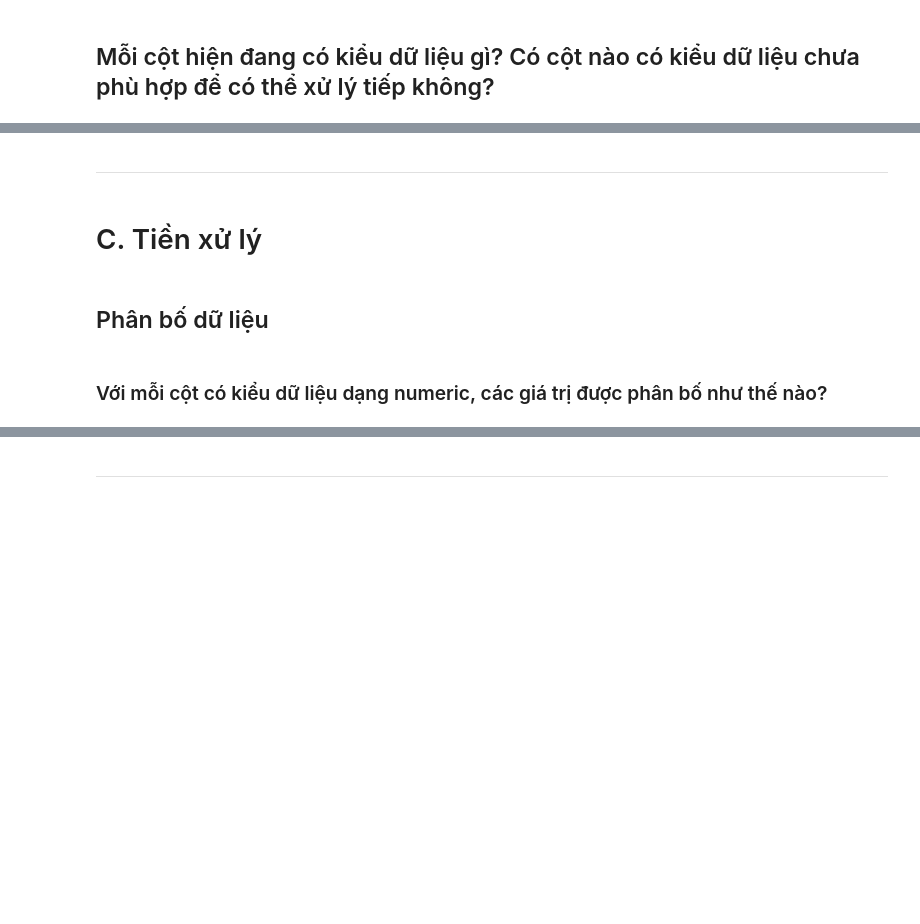
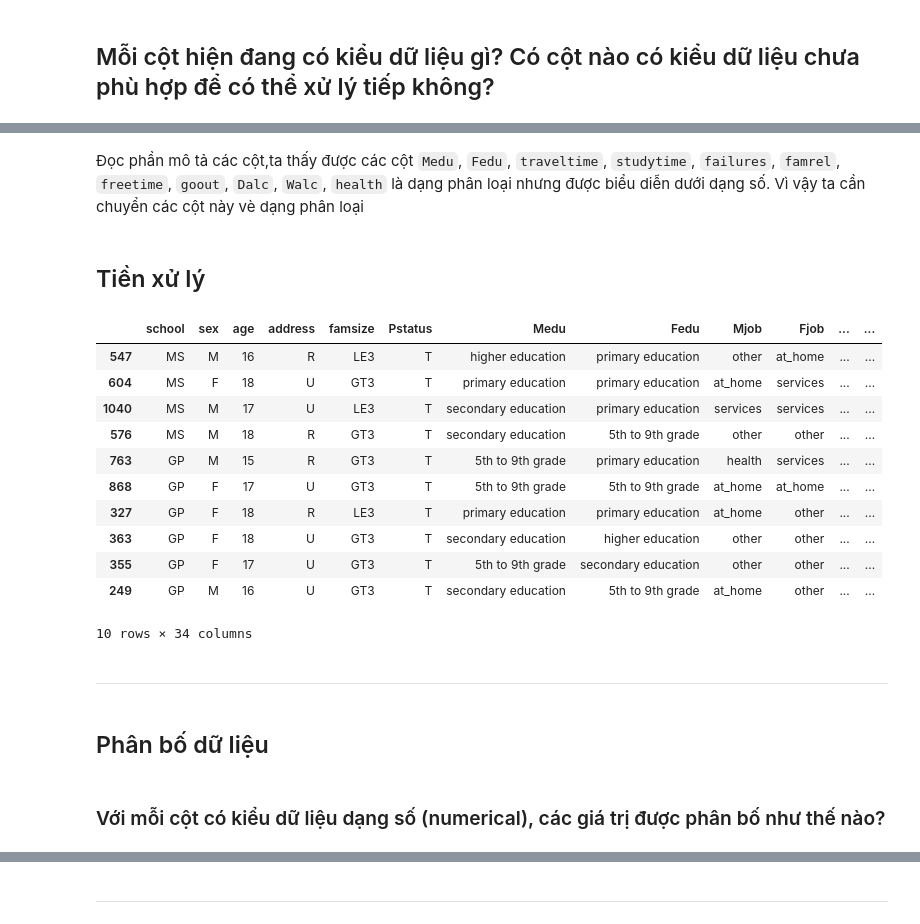
Before and after one commit to ngohuudang/P4DS_FinalProject, a Jupyter notebook: final.ipynb, the cells around one changed output, grey strips where cells are left out. Drawn from its saved outputs; the diff is of its cells as text; code cells hidden in the pictures; blank space fills up the shorter version.

```diff
--- a/final.ipynb
+++ b/final.ipynb
@@ -74,3 +38,6 @@ The data were obtained in a survey of students math and portuguese language cour
 # B. KHÁM PHÁ VÀ TIỀN XỬ LÝ DỮ LIỆU
 # %% [markdown]
 ## Đọc dữ liệu từ file .csv
+# %%
+student_por_df = pd.read_csv("./Data/student-por.csv", sep=',')
+student_mat_df = pd.read_csv("./Data/student-mat.csv", sep=',')
@@ -86,0 +135,12 @@ The data were obtained in a survey of students math and portuguese language cour
+# %%
+new_col = pd.DataFrame(
+    np.zeros(len(student_por_df)),
+    columns=["subject"])["subject"].replace(0,"P").to_frame()
+new_student_por_df = pd.concat([student_por_df, new_col], axis=1)
+new_col = pd.DataFrame(
+    np.zeros(len(student_mat_df)),
+    columns=["subject"])["subject"].replace(0,"M").to_frame()
+new_student_mat_df = pd.concat([student_mat_df, new_col], axis=1)
+student_df = pd.concat([new_student_por_df, new_student_mat_df],
+                       ignore_index=True,
+                       axis=0)
@@ -86,0 +167,4 @@ The data were obtained in a survey of students math and portuguese language cour
+# %% [markdown]
+Đọc phần mô tả các cột,ta thấy được các cột `Medu`, `Fedu`, `traveltime`, `studytime`, `failures`, `famrel`, `freetime`, `goout`, `Dalc`, `Walc`, `health` là dạng phân loại nhưng được biểu diễn dưới dạng số. Vì vậy ta cần chuyển các cột này vè dạng phân loại
+# %% [markdown]
+## Tiền xử lý
@@ -87,8 +222,21 @@ The data were obtained in a survey of students math and portuguese language cour
+# %%
+student_df.sample(10)
+# %% [output]
+|  | school | sex | age | address | famsize | Pstatus | Medu | Fedu | Mjob | Fjob | ... | ... |
+| 547 | MS | M | 16 | R | LE3 | T | higher education | primary education | other | at_home | ... | ... |
+| 604 | MS | F | 18 | U | GT3 | T | primary education | primary education | at_home | services | ... | ... |
+| 1040 | MS | M | 17 | U | LE3 | T | secondary education | primary education | services | services | ... | ... |
+| 576 | MS | M | 18 | R | GT3 | T | secondary education | 5th to 9th grade | other | other | ... | ... |
+| 763 | GP | M | 15 | R | GT3 | T | 5th to 9th grade | primary education | health | services | ... | ... |
+| 868 | GP | F | 17 | U | GT3 | T | 5th to 9th grade | 5th to 9th grade | at_home | at_home | ... | ... |
+| 327 | GP | F | 18 | R | LE3 | T | primary education | primary education | at_home | other | ... | ... |
+| 363 | GP | F | 18 | U | GT3 | T | secondary education | higher education | other | other | ... | ... |
+| 355 | GP | F | 17 | U | GT3 | T | 5th to 9th grade | secondary education | other | other | ... | ... |
+| 249 | GP | M | 16 | U | GT3 | T | secondary education | 5th to 9th grade | at_home | other | ... | ... |
+10 rows × 34 columns
 # %% [markdown]
 ---
-# %% [markdown]
-# C. Tiền xử lý
 # %% [markdown]
 ## Phân bố dữ liệu
 # %% [markdown]
-### Với mỗi cột có kiểu dữ liệu dạng numeric, các giá trị được phân bố như thế nào?
+### Với mỗi cột có kiểu dữ liệu dạng số (numerical), các giá trị được phân bố như thế nào?
```
Also changed, not shown: parts of 19 cells of this notebook.
